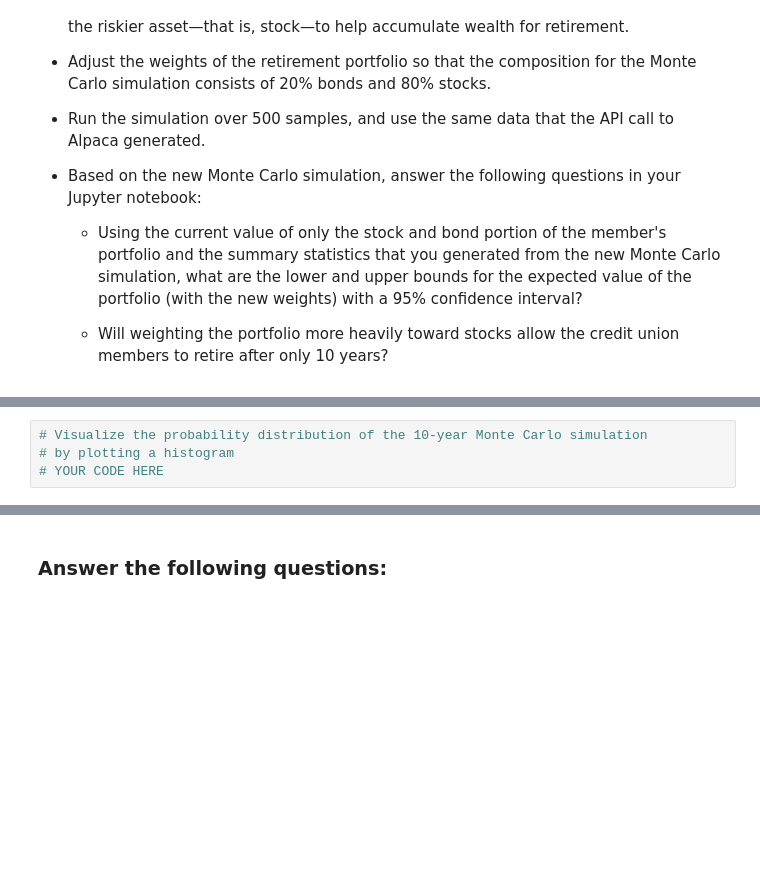
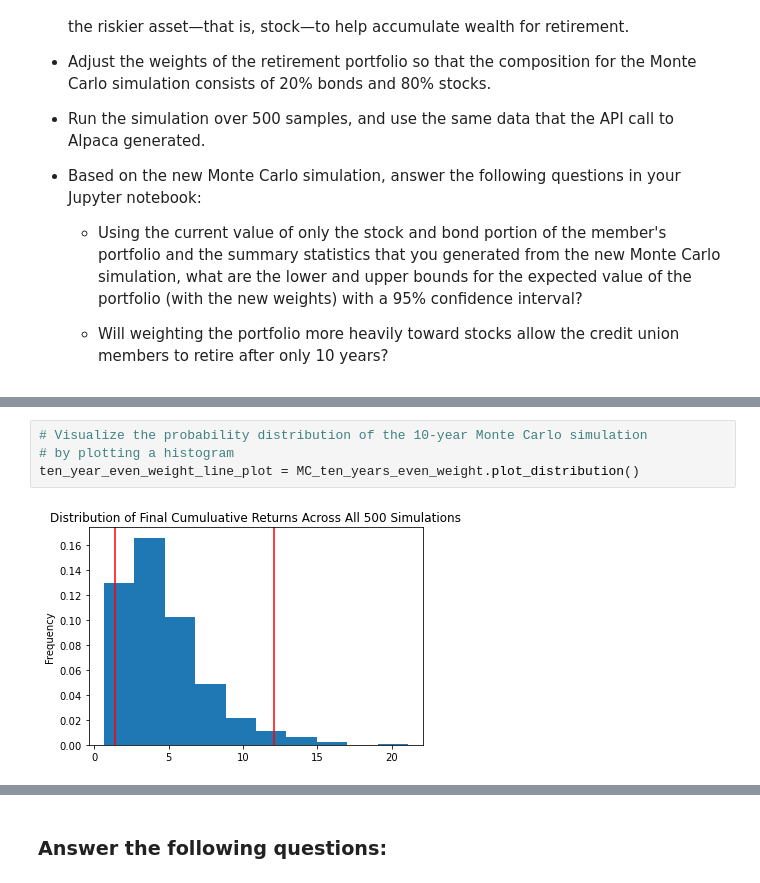
Before and after one commit to msashokkumar/05_financial_planner, a Jupyter notebook: financial_planning_tools.ipynb, the cells around one changed output, grey strips where cells are left out. Cells and saved outputs as stored; diff of their text form; blank space fills up the shorter version.

```diff
--- a/financial_planning_tools.ipynb
+++ b/financial_planning_tools.ipynb
@@ -619,7 +677,9 @@ For this new Monte Carlo simulation, do the following:
 # %%
 # Visualize the probability distribution of the 10-year Monte Carlo simulation
 # by plotting a histogram
-# YOUR CODE HERE
+ten_year_even_weight_line_plot = MC_ten_years_even_weight.plot_distribution()
+# %% [output]
+[figure, added]
 # %%
 # Generate summary statistics from the 10-year Monte Carlo simulation results
 # Save the results as a variable
```
Also changed, not shown: parts of 9 cells of this notebook.
